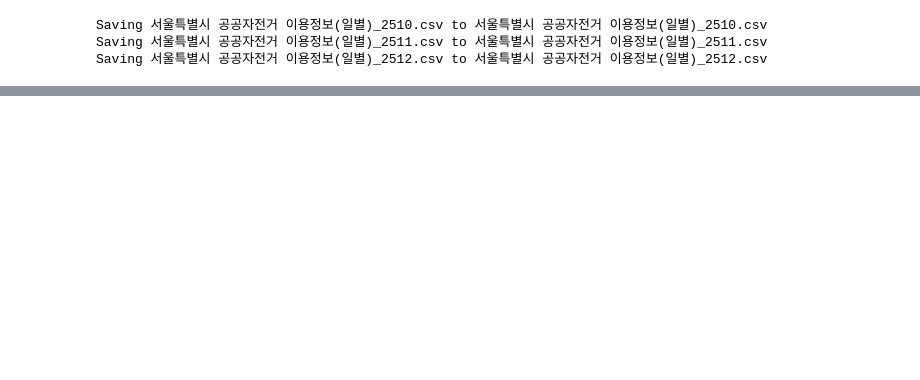
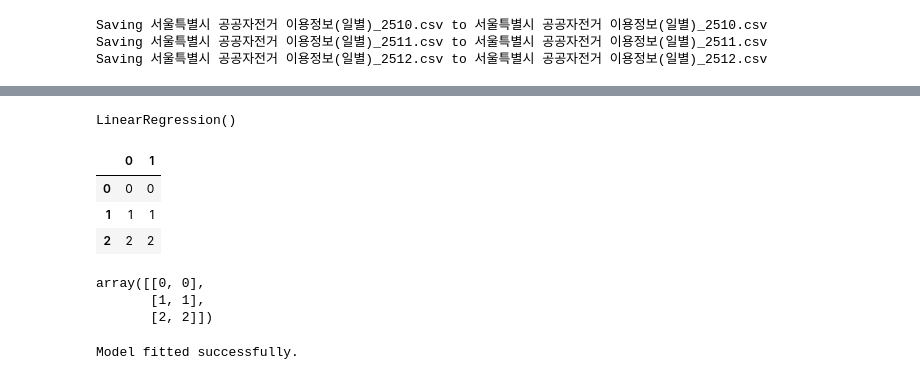
Before and after one commit to apcyssr/2026_Spring_KBU, a Jupyter notebook: 20260327_APICHAYA_App.ipynb, the cells around one changed output, grey strips where cells are left out. Drawn from its saved outputs; the diff is of its cells as text; code cells hidden in the pictures; blank space fills up the shorter version.

```diff
--- a/20260327_APICHAYA_App.ipynb
+++ b/20260327_APICHAYA_App.ipynb
@@ -222,0 +227,4 @@ This share link expires in 1 week. For free permanent hosting and GPU upgrades,
+# %%
+Mimi
+# %% [output]
+LinearRegression()
@@ -222,0 +236,18 @@ This share link expires in 1 week. For free permanent hosting and GPU upgrades,
+# %%
+pd.DataFrame(X)
+# %% [output]
+|  | 0 | 1 |
+| 0 | 0 | 0 |
+| 1 | 1 | 1 |
+| 2 | 2 | 2 |
+# %%
+X
+# %% [output]
+array([[0, 0],
+       [1, 1],
+       [2, 2]])
+# %%
+Mimi.fit(X, y)
+print("Model fitted successfully.")
+# %% [output]
+Model fitted successfully.
```
Also changed, not shown: parts of 8 cells of this notebook.
